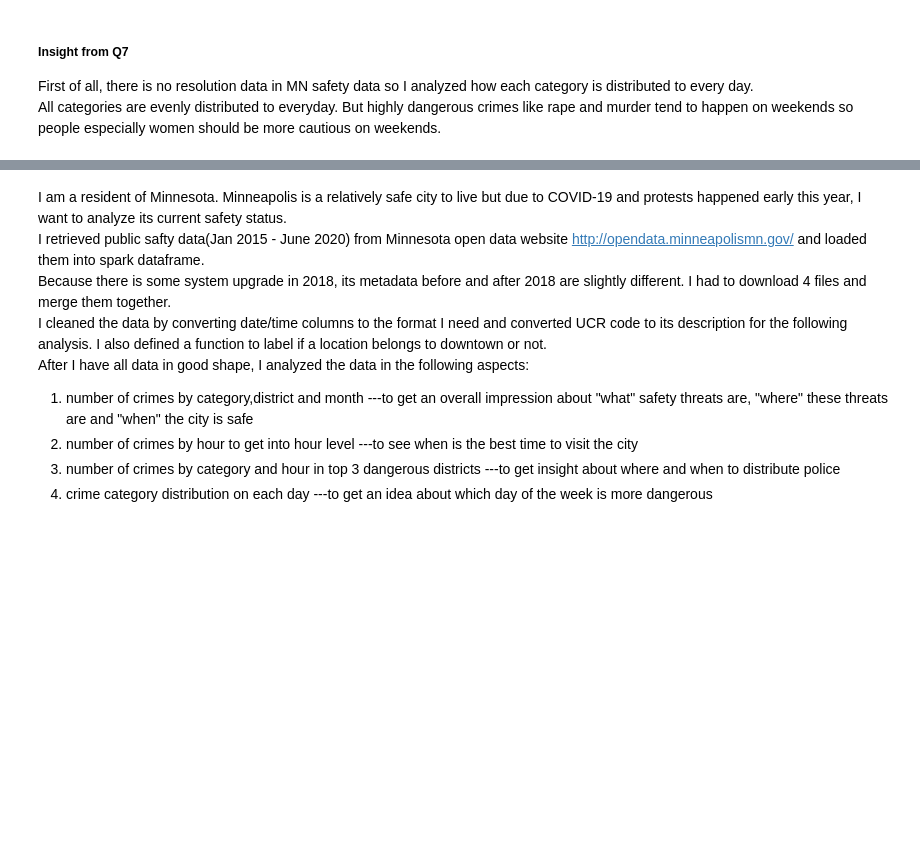
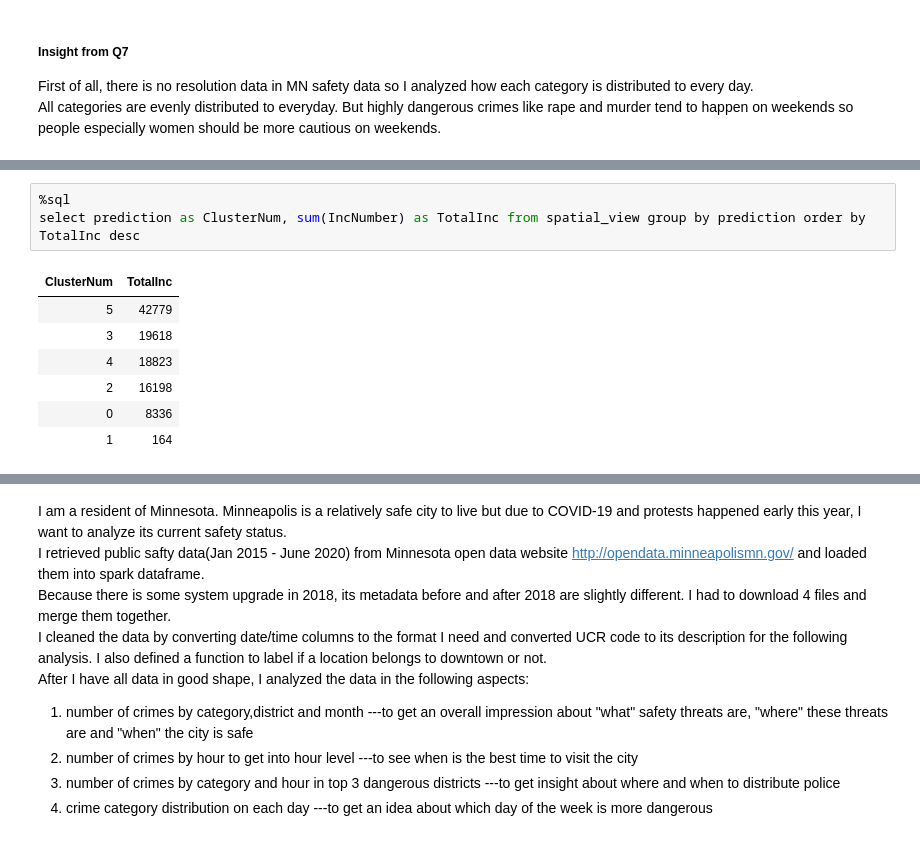
Before and after one commit to jingkloos/Machine-learning, a Jupyter notebook: MN_Crime_Analysis.ipynb, the cells around one changed output, grey strips where cells are left out. Drawn from its saved outputs; the diff is of its cells as text; blank space fills up the shorter version.

```diff
--- a/MN_Crime_Analysis.ipynb
+++ b/MN_Crime_Analysis.ipynb
@@ -376,0 +452,11 @@ All categories are evenly distributed to everyday. But highly dangerous crimes l
+# %%
+%sql
+select prediction as ClusterNum, sum(IncNumber) as TotalInc from spatial_view group by prediction order by TotalInc desc
+# %% [output]
+| ClusterNum | TotalInc |
+| 5 | 42779 |
+| 3 | 19618 |
+| 4 | 18823 |
+| 2 | 16198 |
+| 0 | 8336 |
+| 1 | 164 |
```
Also changed, not shown: parts of 12 cells of this notebook.
